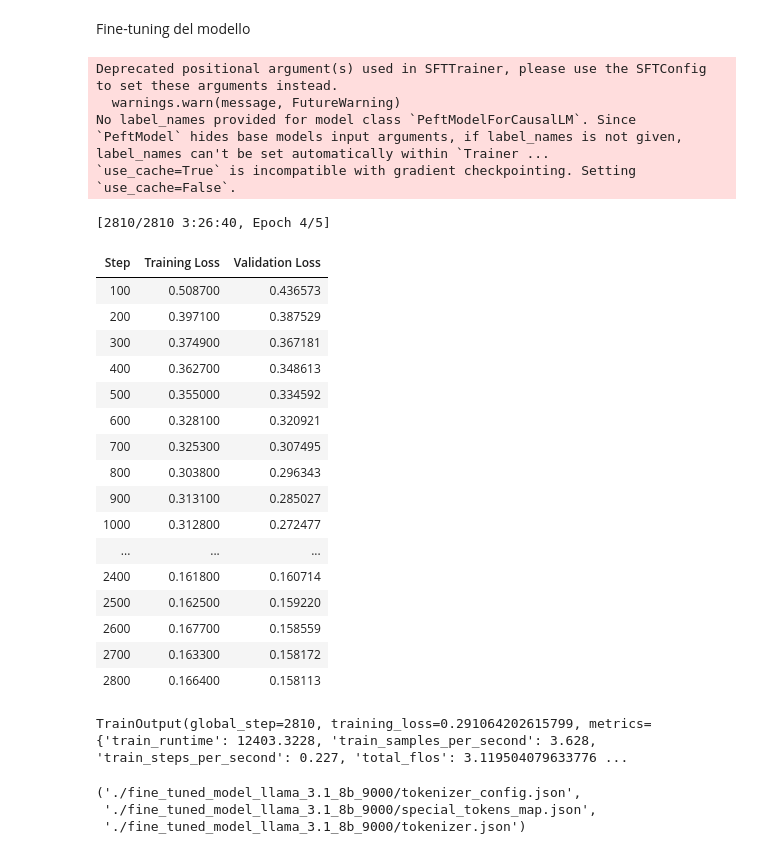
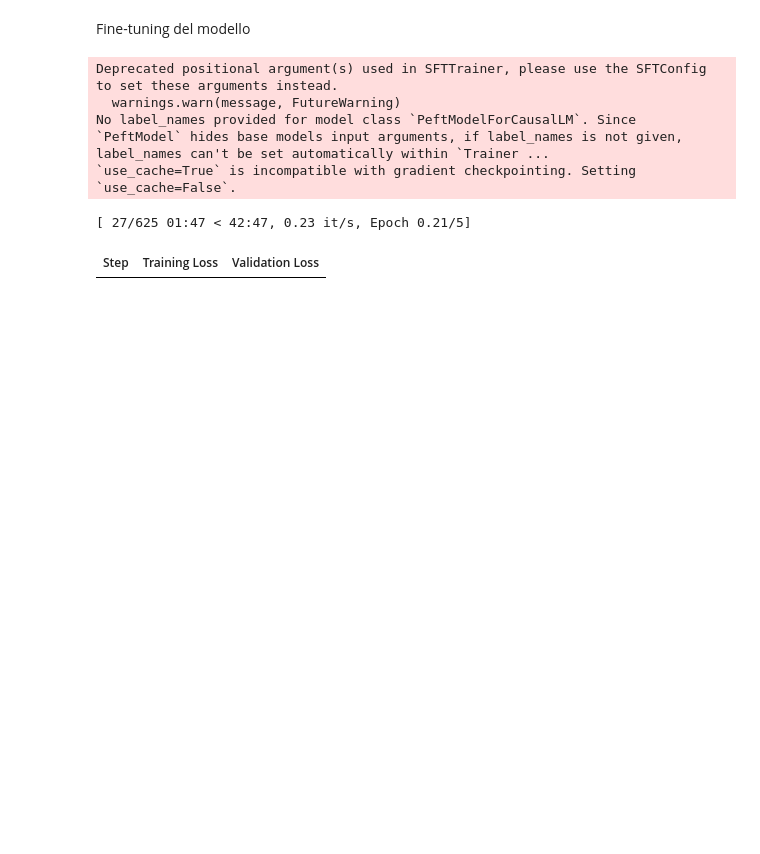
Before and after one commit to donatoRaimondi/finetuning, a Jupyter notebook: isola_esperimento_llm/fine_tuning.ipynb, the cells around one changed output. Saved outputs shown, nothing was run; the diff lists cells and outputs as text; code cells hidden in the pictures; blank space fills up the shorter version.

```diff
--- a/isola_esperimento_llm/fine_tuning.ipynb
+++ b/isola_esperimento_llm/fine_tuning.ipynb
@@ -202,53 +202,36 @@ sft_config = SFTConfig(
     save_total_limit=3,  #  Evita troppi checkpoint
     learning_rate=5e-5,  #  Aumentato per migliorare adattamento
     lr_scheduler_type="cosine",  #  Cosine decay per convergenza più fluida
     warmup_ratio=0.05,  # Warmup ridotto per velocizzare training
     fp16=True,  #  Mantieni mixed precision
     logging_steps=50,  #  Meno logging per ridurre overhead
     metric_for_best_model="eval_loss",  # 👈 Assicura che il modello salvi in base alla Validation Loss
     greater_is_better=False  # 👈 Perché una loss minore è meglio
 )
 trainer = SFTTrainer(
     model=model,
     train_dataset=dataset["train"],
     eval_dataset=dataset["val"],
     peft_config=peft_config,
     max_seq_length=2048,
     dataset_text_field="text",
     tokenizer=tokenizer,
     args=sft_config,
     packing= False,
 )
 
 # Avviamo il training!
 trainer_stats = trainer.train()
-eval_result = trainer.evaluate()
+eval_results = trainer.evaluate()
 print(trainer_stats)
-print(eval_result)
+print(eval_results)
 # %% [output]
 Deprecated positional argument(s) used in SFTTrainer, please use the SFTConfig to set these arguments instead.
   warnings.warn(message, FutureWarning)
 No label_names provided for model class `PeftModelForCausalLM`. Since `PeftModel` hides base models input arguments, if label_names is not given, label_names can't be set automatically within `Trainer ...
 `use_cache=True` is incompatible with gradient checkpointing. Setting `use_cache=False`.
-[2810/2810 3:26:40, Epoch 4/5]
+[ 27/625 01:47 < 42:47, 0.23 it/s, Epoch 0.21/5]
 | Step | Training Loss | Validation Loss |
-| 100 | 0.508700 | 0.436573 |
-| 200 | 0.397100 | 0.387529 |
-| 300 | 0.374900 | 0.367181 |
-| 400 | 0.362700 | 0.348613 |
-| 500 | 0.355000 | 0.334592 |
-| 600 | 0.328100 | 0.320921 |
-| 700 | 0.325300 | 0.307495 |
-| 800 | 0.303800 | 0.296343 |
-| 900 | 0.313100 | 0.285027 |
-| 1000 | 0.312800 | 0.272477 |
-| ... | ... | ... |
-| 2400 | 0.161800 | 0.160714 |
-| 2500 | 0.162500 | 0.159220 |
-| 2600 | 0.167700 | 0.158559 |
-| 2700 | 0.163300 | 0.158172 |
-| 2800 | 0.166400 | 0.158113 |
-TrainOutput(global_step=2810, training_loss=0.291064202615799, metrics={'train_runtime': 12403.3228, 'train_samples_per_second': 3.628, 'train_steps_per_second': 0.227, 'total_flos': 3.119504079633776 ...
 # %%
 import pandas as pd
 from pathlib import Path
@@ -292,7 +263,0 @@ print(df_results)
-# %%
-model.save_pretrained(f"./fine_tuned_model_llama_3.1_8b_{num_val}")
-tokenizer.save_pretrained(f"./fine_tuned_model_llama_3.1_8b_{num_val}")
-# %% [output]
-('./fine_tuned_model_llama_3.1_8b_9000/tokenizer_config.json',
- './fine_tuned_model_llama_3.1_8b_9000/special_tokens_map.json',
- './fine_tuned_model_llama_3.1_8b_9000/tokenizer.json')
```
Also changed, not shown: parts of 5 cells of this notebook, 1 other file.
